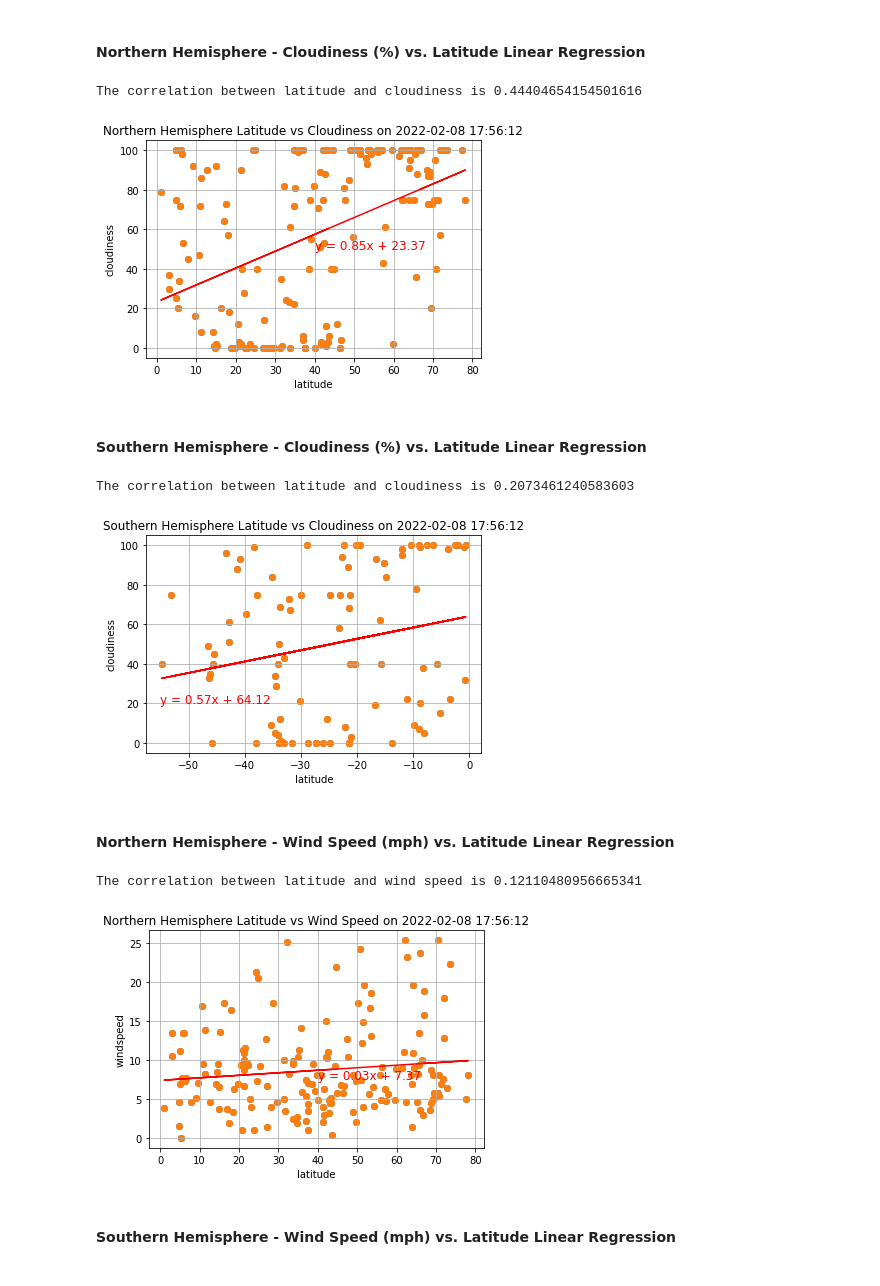
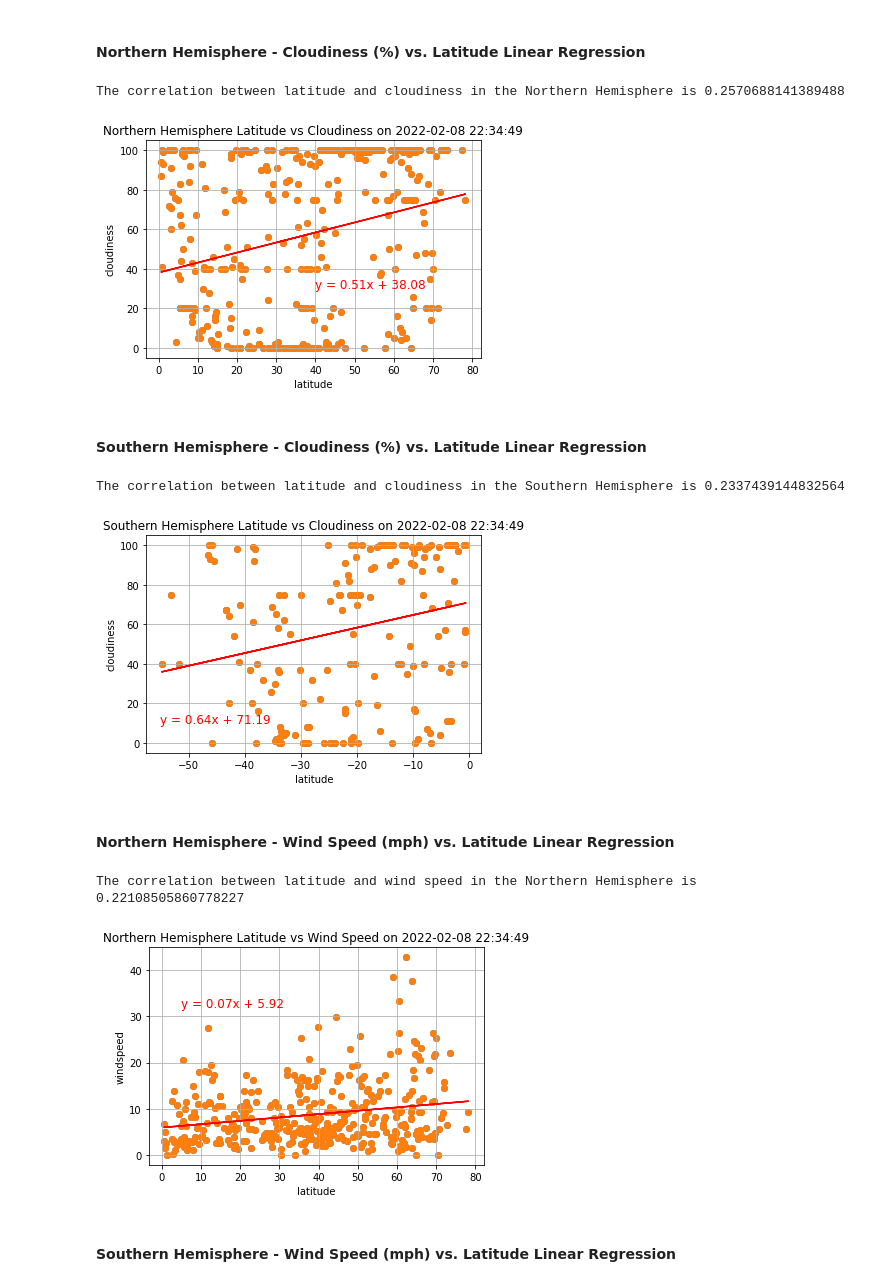
Before and after one commit to PamFernandez/python-api-challenge, a Jupyter notebook: starter_code/WeatherPy.ipynb, the cells around one changed output. Saved outputs shown, nothing was run; the diff lists cells and outputs as text; code cells hidden in the pictures.

```diff
--- a/starter_code/WeatherPy.ipynb
+++ b/starter_code/WeatherPy.ipynb
@@ -35,8 +35,8 @@ lat_lngs = []
 cities = []
 
 # Create a set of random lat and lng combinations
-lats = np.random.uniform(lat_range[0], lat_range[1], size=500)
-lngs = np.random.uniform(lng_range[0], lng_range[1], size=500)
+lats = np.random.uniform(lat_range[0], lat_range[1], size=1500)
+lngs = np.random.uniform(lng_range[0], lng_range[1], size=1500)
 lat_lngs = zip(lats, lngs)
 
 # Identify nearest city for each lat, lng combination
@@ -454,16 +454,16 @@ line_eq = "y = " + str(round(slope,2)) + "x + " + str(round(intercept,2))
 plt.scatter(x_lat_north, y_cloudiness_north)
 plt.plot(x_lat_north,regress_values,"r-")
 
-plt.annotate(line_eq,(40, 50),fontsize=12,color="red")
+plt.annotate(line_eq,(40, 30),fontsize=12,color="red")
 
-print(f"The correlation between latitude and cloudiness is {rvalue}")
+print(f"The correlation between latitude and cloudiness in the Northern Hemisphere is {rvalue}")
 print("")
 
 # display plot
 plt.show()
 # %% [output]
-The correlation between latitude and cloudiness is 0.44404654154501616
+The correlation between latitude and cloudiness in the Northern Hemisphere is 0.2570688141389488
-[figure, old version]
+[figure, new version]
 # %% [markdown]
 ####  Southern Hemisphere - Cloudiness (%) vs. Latitude Linear Regression
 # %%
@@ -485,47 +485,47 @@ line_eq = "y = " + str(round(slope,2)) + "x + " + str(round(intercept,2))
 plt.scatter(x_lat_south, y_cloudiness_south)
 plt.plot(x_lat_south,regress_values,"r-")
 
-plt.annotate(line_eq,(-55, 20),fontsize=12,color="red")
+plt.annotate(line_eq,(-55, 10),fontsize=12,color="red")
 
-print(f"The correlation between latitude and cloudiness is {rvalue}")
+print(f"The correlation between latitude and cloudiness in the Southern Hemisphere is {rvalue}")
 print("")
 
 # display plot
 plt.show()
 # %% [output]
-The correlation between latitude and cloudiness is 0.2073461240583603
+The correlation between latitude and cloudiness in the Southern Hemisphere is 0.2337439144832564
-[figure, old version]
+[figure, new version]
 # %% [markdown]
 ####  Northern Hemisphere - Wind Speed (mph) vs. Latitude Linear Regression
 # %%
 # lat vs temp basic plot
 x_lat_north = northern_df['lat']
 y_windspeed_north = northern_df['wind speed']
 plt.scatter(x_lat_north, y_windspeed_north)
 
 # titles, labels, and design elements
 plt.title(f'Northern Hemisphere Latitude vs Wind Speed on {run_date}')
 plt.xlabel('latitude')
 plt.ylabel('windspeed')
 plt.grid()
 
 # linear regression
 (slope, intercept, rvalue, pvalue, stderr) = linregress(x_lat_north, y_windspeed_north)
 regress_values = x_lat_north * slope + intercept
 line_eq = "y = " + str(round(slope,2)) + "x + " + str(round(intercept,2))
 plt.scatter(x_lat_north, y_windspeed_north)
 plt.plot(x_lat_north,regress_values,"r-")
 
-plt.annotate(line_eq,(40, 7.5),fontsize=12,color="red")
+plt.annotate(line_eq,(5, 32),fontsize=12,color="red")
 
-print(f"The correlation between latitude and wind speed is {rvalue}")
+print(f"The correlation between latitude and wind speed in the Northern Hemisphere is {rvalue}")
 print("")
 
 # display plot
 plt.show()
 # %% [output]
-The correlation between latitude and wind speed is 0.12110480956665341
+The correlation between latitude and wind speed in the Northern Hemisphere is 0.22108505860778227
-[figure, old version]
+[figure, new version]
 # %% [markdown]
 ####  Southern Hemisphere - Wind Speed (mph) vs. Latitude Linear Regression
 # %%
```
Also changed, not shown: parts of 15 cells of this notebook, 1 other file.
